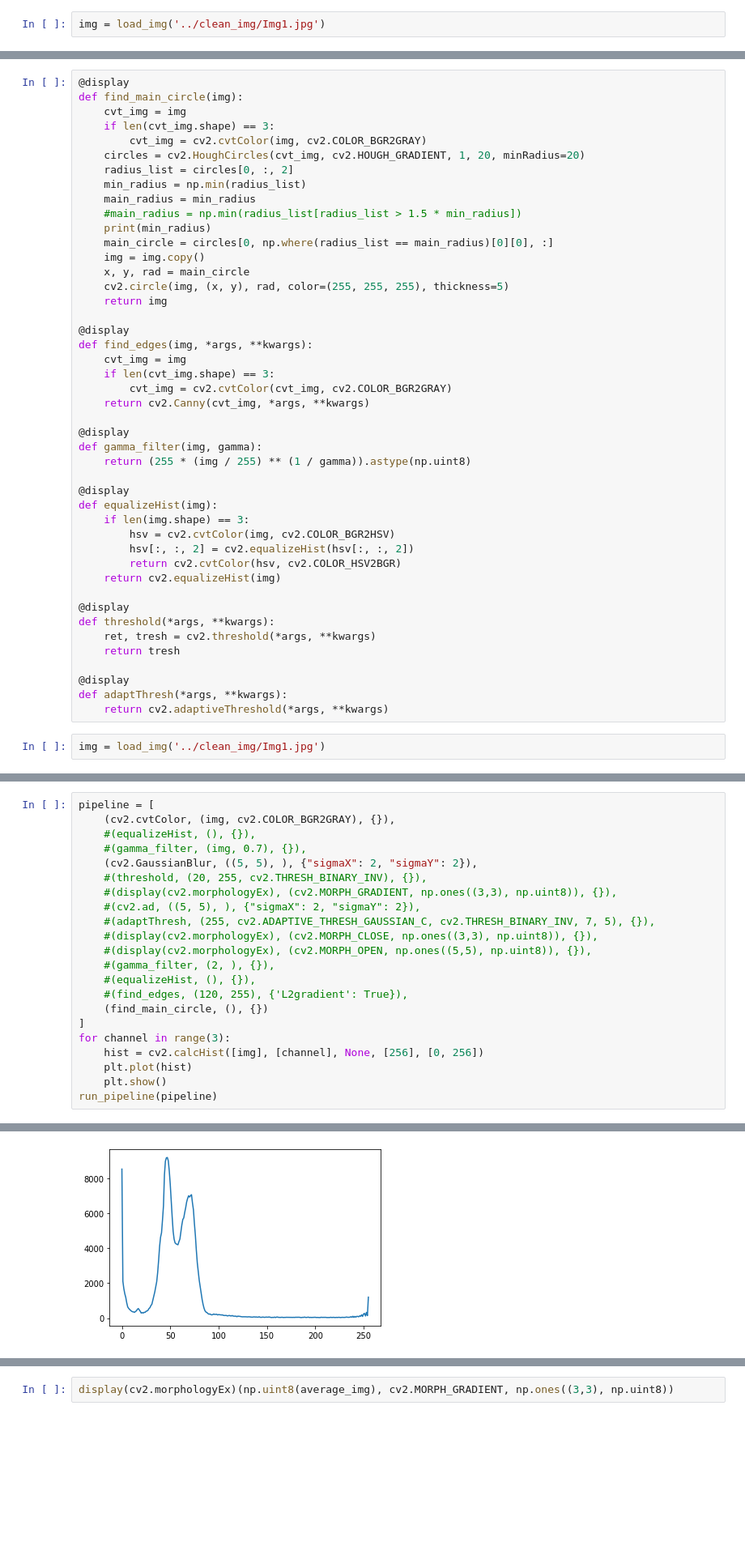
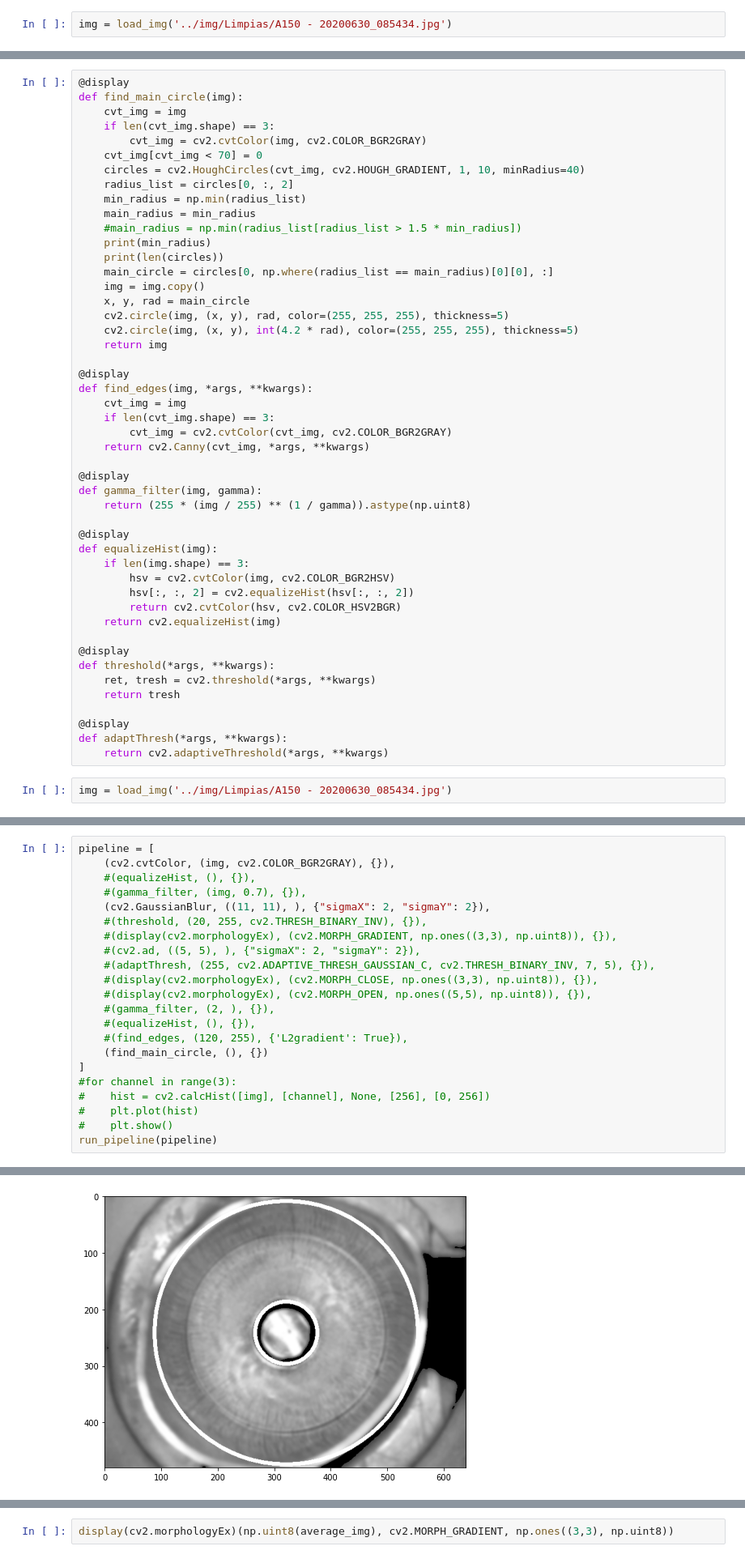
Before and after one commit to dfonnegra/collapsible-tube, a Jupyter notebook: src/ImageTestingNotebook.ipynb, the cells around one changed output, grey strips where cells are left out. Shown at 81% size. Cells and saved outputs as stored; diff of their text form; blank space fills up the shorter version.

Commit message:
Many changes. - deleted unused files. - tested circle finding in the testing notebook. - starting script to separate the images

```diff
--- a/src/ImageTestingNotebook.ipynb
+++ b/src/ImageTestingNotebook.ipynb
@@ -26,5 +26,5 @@ def run_pipeline(pipeline):
     for func, args, kwargs in pipeline[1:]:
         curr_result = func(curr_result, *args, **kwargs)
 # %%
-img = load_img('../clean_img/Img1.jpg')
+img = load_img('../img/Limpias/A150 - 20200630_085434.jpg')
 # %% [output]
@@ -35,16 +35,19 @@ def find_main_circle(img):
     cvt_img = img
     if len(cvt_img.shape) == 3:
         cvt_img = cv2.cvtColor(img, cv2.COLOR_BGR2GRAY)
-    circles = cv2.HoughCircles(cvt_img, cv2.HOUGH_GRADIENT, 1, 20, minRadius=20)
+    cvt_img[cvt_img < 70] = 0
+    circles = cv2.HoughCircles(cvt_img, cv2.HOUGH_GRADIENT, 1, 10, minRadius=40)
     radius_list = circles[0, :, 2]
     min_radius = np.min(radius_list)
     main_radius = min_radius
     #main_radius = np.min(radius_list[radius_list > 1.5 * min_radius])
     print(min_radius)
+    print(len(circles))
     main_circle = circles[0, np.where(radius_list == main_radius)[0][0], :]
     img = img.copy()
     x, y, rad = main_circle
     cv2.circle(img, (x, y), rad, color=(255, 255, 255), thickness=5)
+    cv2.circle(img, (x, y), int(4.2 * rad), color=(255, 255, 255), thickness=5)
     return img
 
 @display
@@ -75,5 +78,5 @@ def threshold(*args, **kwargs):
 def adaptThresh(*args, **kwargs):
     return cv2.adaptiveThreshold(*args, **kwargs)
 # %%
-img = load_img('../clean_img/Img1.jpg')
+img = load_img('../img/Limpias/A150 - 20200630_085434.jpg')
 # %% [output]
@@ -83,7 +86,7 @@ pipeline = [
     (cv2.cvtColor, (img, cv2.COLOR_BGR2GRAY), {}),
     #(equalizeHist, (), {}),
     #(gamma_filter, (img, 0.7), {}),
-    (cv2.GaussianBlur, ((5, 5), ), {"sigmaX": 2, "sigmaY": 2}),
+    (cv2.GaussianBlur, ((11, 11), ), {"sigmaX": 2, "sigmaY": 2}),
     #(threshold, (20, 255, cv2.THRESH_BINARY_INV), {}),
     #(display(cv2.morphologyEx), (cv2.MORPH_GRADIENT, np.ones((3,3), np.uint8)), {}),
     #(cv2.ad, ((5, 5), ), {"sigmaX": 2, "sigmaY": 2}),
@@ -95,9 +98,9 @@ pipeline = [
     #(find_edges, (120, 255), {'L2gradient': True}),
     (find_main_circle, (), {})
 ]
-for channel in range(3):
-    hist = cv2.calcHist([img], [channel], None, [256], [0, 256])
-    plt.plot(hist)
-    plt.show()
+#for channel in range(3):
+#    hist = cv2.calcHist([img], [channel], None, [256], [0, 256])
+#    plt.plot(hist)
+#    plt.show()
 run_pipeline(pipeline)
 # %% [output]
@@ -104 +109 @@ run_pipeline(pipeline)
-[figure, old version]
+[figure, new version]
```
Also changed, not shown: parts of 3 cells of this notebook, 6 other files.
